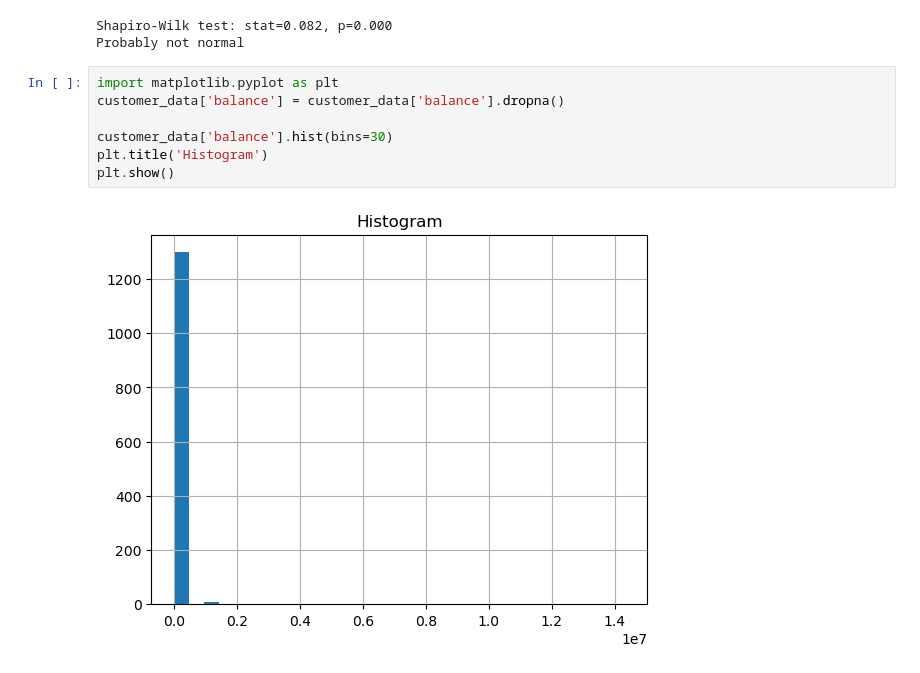
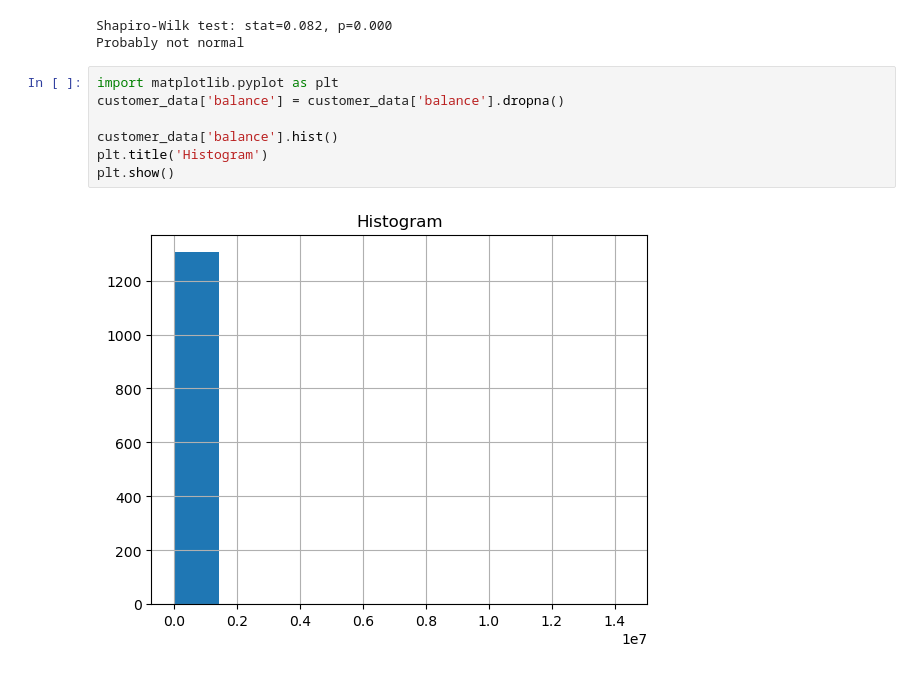
Before and after one commit to kimerajoseph/MSc_Data_Science, a Jupyter notebook: tests.ipynb, the cells around one changed output. Drawn from its saved outputs; the diff is of its cells as text.

```diff
--- a/tests.ipynb
+++ b/tests.ipynb
@@ -32,9 +32,9 @@ Probably not normal
 # %%
 import matplotlib.pyplot as plt
 customer_data['balance'] = customer_data['balance'].dropna()
 
-customer_data['balance'].hist(bins=30)
+customer_data['balance'].hist()
 plt.title('Histogram')
 plt.show()
 # %% [output]
-[figure, old version]
+[figure, new version]
```
Also changed, not shown: parts of 1 cell of this notebook, 12 other files.
